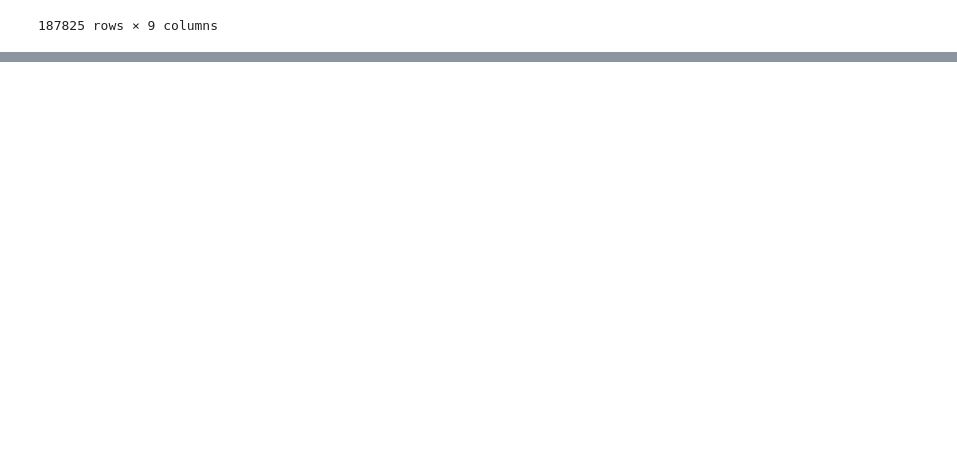
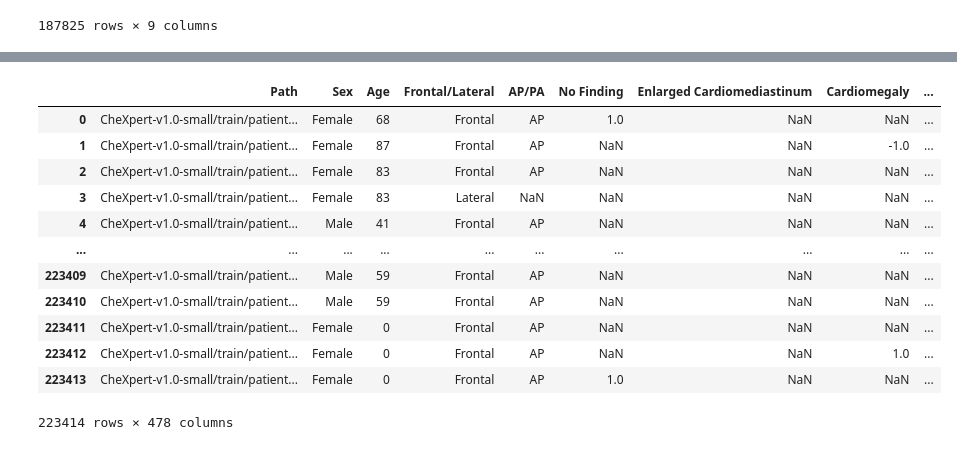
Before and after one commit to gazhds/Bachelor-Project, a Jupyter notebook: Images_features.ipynb, the cells around one changed output, grey strips where cells are left out. Cells and saved outputs as stored; diff of their text form; code cells hidden in the pictures; blank space fills up the shorter version.

```diff
--- a/Images_features.ipynb
+++ b/Images_features.ipynb
@@ -177,0 +195,35 @@ cv2.destroyAllWindows()
+# %%
+import matplotlib.pyplot as plt
+from PIL import Image
+import numpy as np
+
+def resize_mask(mask, new_size):
+    """Resize a mask array to the specified size using nearest neighbor interpolation."""
+    if mask.shape != new_size[::-1]:  # Check if mask needs resizing
+        mask_image = Image.fromarray((mask * 255).astype(np.uint8))  # Convert binary mask to PIL image
+        resized_mask_image = mask_image.resize(new_size, Image.NEAREST)
+        resized_mask = np.array(resized_mask_image) / 255  # Convert back to binary
+        return resized_mask
+    return mask
+
+def calculate_average_intensity(image_array, mask):
+    """Calculate the average intensity in the area covered by the mask."""
+    masked_pixels = image_array[mask == 1]  # Apply mask to extract relevant pixels
+    return np.mean(masked_pixels) if masked_pixels.size > 0 else 0
+
+def visualize_mask_with_intensity(image_path, mask_right, mask_left):
+    """Visualize the lung regions with annotations for average intensity."""
+    image = Image.open(image_path).convert('L')
+    image_array = np.array(image)
+
+    # Resize masks and calculate average intensities
+    mask_right_resized = resize_mask(mask_right, image.size)
+    mask_left_resized = resize_mask(mask_left, image.size)
+
+    right_intensity = calculate_average_intensity(image_array, mask_right_resized)
+    left_intensity = calculate_average_intensity(image_array, mask_left_resized)
+
+    return right_intensity, left_intensity
+
+# Assuming you have loaded mask_right and mask_left, and defined image_path
+right_intensity, left_intensity = visualize_mask_with_intensity(image_path, mask_right, mask_left)
@@ -177,0 +317,16 @@ cv2.destroyAllWindows()
+# %%
+updated_df
+# %% [output]
+|  | Path | Sex | Age | Frontal/Lateral | AP/PA | No Finding | Enlarged Cardiomediastinum | Cardiomegaly | ... |
+| 0 | CheXpert-v1.0-small/train/patient... | Female | 68 | Frontal | AP | 1.0 | NaN | NaN | ... |
+| 1 | CheXpert-v1.0-small/train/patient... | Female | 87 | Frontal | AP | NaN | NaN | -1.0 | ... |
+| 2 | CheXpert-v1.0-small/train/patient... | Female | 83 | Frontal | AP | NaN | NaN | NaN | ... |
+| 3 | CheXpert-v1.0-small/train/patient... | Female | 83 | Lateral | NaN | NaN | NaN | NaN | ... |
+| 4 | CheXpert-v1.0-small/train/patient... | Male | 41 | Frontal | AP | NaN | NaN | NaN | ... |
+| ... | ... | ... | ... | ... | ... | ... | ... | ... | ... |
+| 223409 | CheXpert-v1.0-small/train/patient... | Male | 59 | Frontal | AP | NaN | NaN | NaN | ... |
+| 223410 | CheXpert-v1.0-small/train/patient... | Male | 59 | Frontal | AP | NaN | NaN | NaN | ... |
+| 223411 | CheXpert-v1.0-small/train/patient... | Female | 0 | Frontal | AP | NaN | NaN | NaN | ... |
+| 223412 | CheXpert-v1.0-small/train/patient... | Female | 0 | Frontal | AP | NaN | NaN | 1.0 | ... |
+| 223413 | CheXpert-v1.0-small/train/patient... | Female | 0 | Frontal | AP | 1.0 | NaN | NaN | ... |
+223414 rows × 478 columns
```
Also changed, not shown: parts of 10 cells of this notebook.
